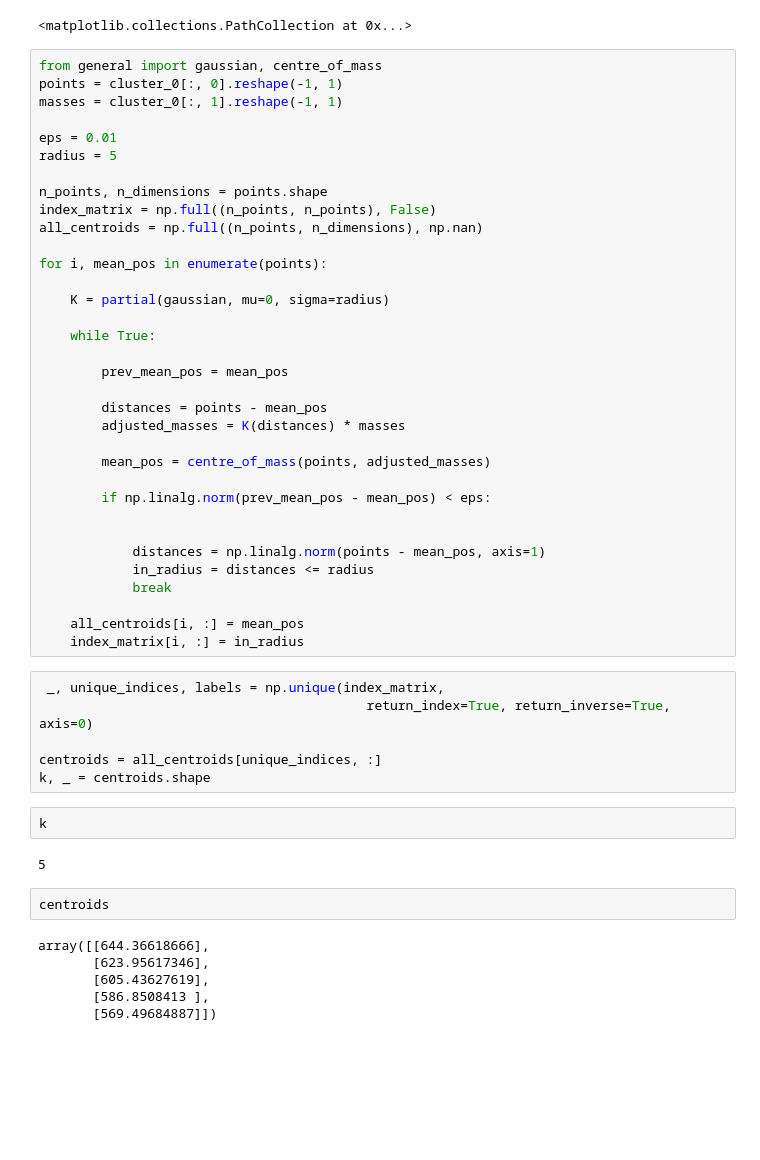
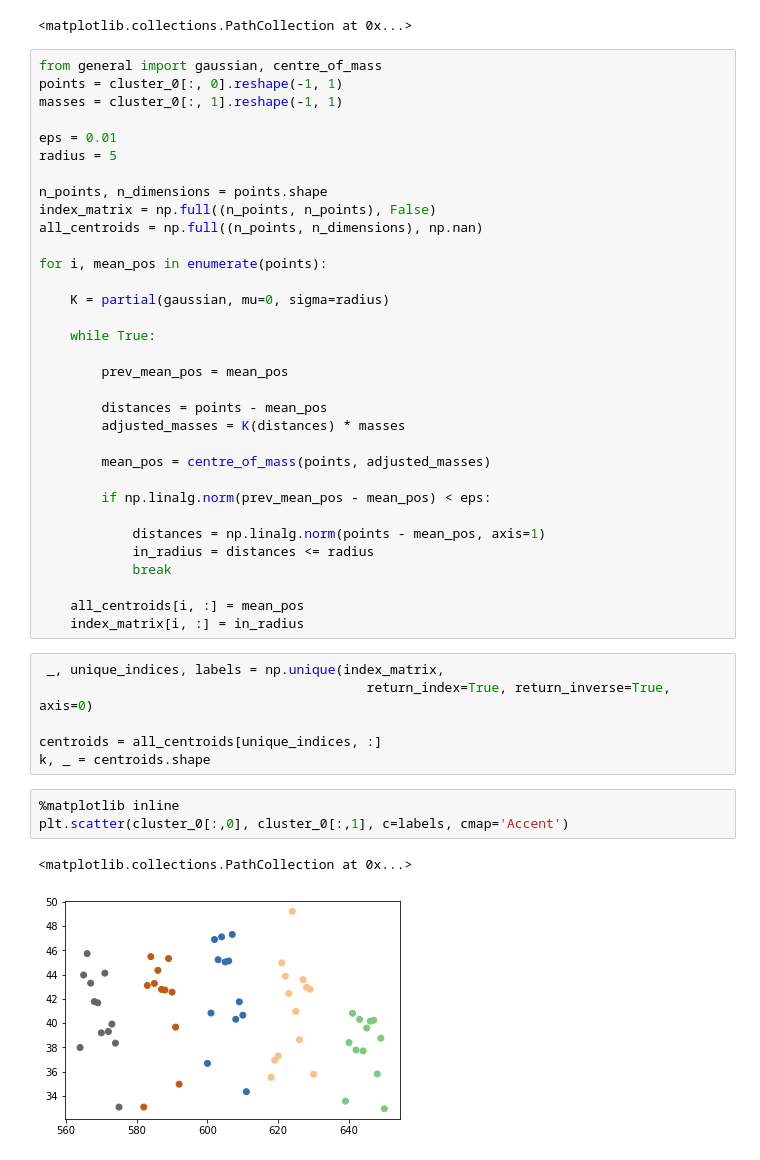
Before and after one commit to ajhynes7/side-view-depth-gait, a Jupyter notebook: Notebooks/peak_detection.ipynb, the cells around one changed output. Saved outputs shown, nothing was run; the diff lists cells and outputs as text; blank space fills up the shorter version.

```diff
--- a/Notebooks/peak_detection.ipynb
+++ b/Notebooks/peak_detection.ipynb
@@ -201,7 +201,6 @@ for i, mean_pos in enumerate(points):
 
         if np.linalg.norm(prev_mean_pos - mean_pos) < eps:
 
-
             distances = np.linalg.norm(points - mean_pos, axis=1)
             in_radius = distances <= radius
             break
@@ -214,15 +213,9 @@ for i, mean_pos in enumerate(points):
 
 centroids = all_centroids[unique_indices, :]
 k, _ = centroids.shape
-# %%
-k
-# %% [output]
-5
-# %%
-centroids
-# %% [output]
-array([[644.36618666],
-       [623.95617346],
-       [605.43627619],
-       [586.8508413 ],
-       [569.49684887]])
+# %%
+%matplotlib inline
+plt.scatter(cluster_0[:,0], cluster_0[:,1], c=labels, cmap='Accent')
+# %% [output]
+<matplotlib.collections.PathCollection at 0x...>
+[figure, added]
```
Also changed, not shown: parts of 2 cells of this notebook, 2 other files.
